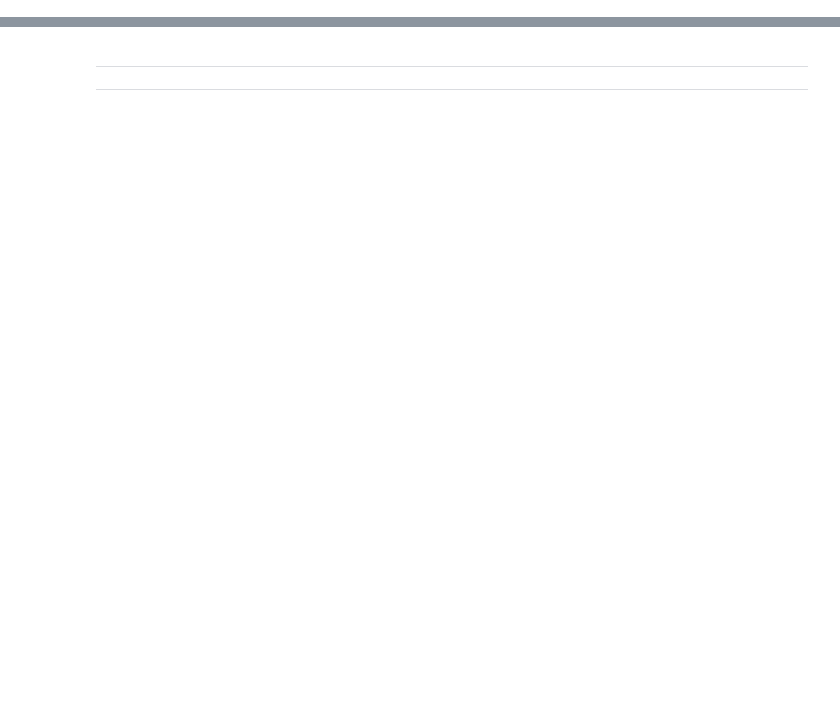
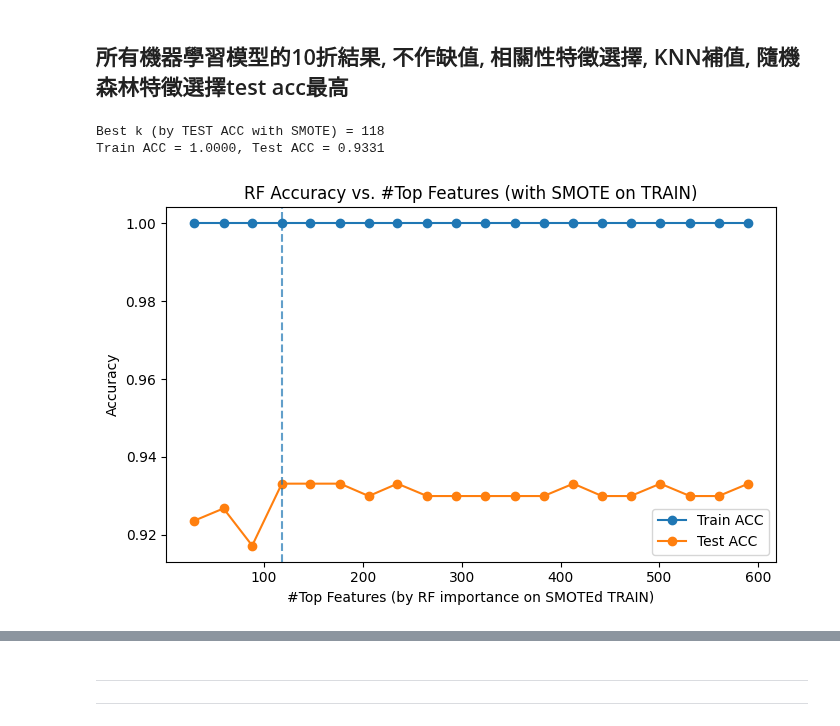
Before and after one commit to JackHuang0125/WHAT_I_DID, a Jupyter notebook: 0 Meeting/0_PAPER_0930.ipynb, the cells around one changed output, grey strips where cells are left out. Saved outputs shown, nothing was run; the diff lists cells and outputs as text; code cells hidden in the pictures; blank space fills up the shorter version.

```diff
--- a/0 Meeting/0_PAPER_0930.ipynb
+++ b/0 Meeting/0_PAPER_0930.ipynb
@@ -22,0 +851,80 @@ from imblearn.over_sampling import SMOTE
+# %% [markdown]
+## 所有機器學習模型的10折結果, 不作缺值, 相關性特徵選擇, KNN補值, 隨機森林特徵選擇test acc最高
+# %%
+secom = pd.read_csv(r'C:\Users\User\Documents\GitHub\psychic-spoon\DataSet\secom.csv', sep='\t')
+np.random.seed(42)
+X = secom.drop(columns=['Time', 'Pass/Fail'])
+y = secom['Pass/Fail'].replace({-1:0, 1:1}).astype(int)
+
+# ── 1) 8:2 切分（若你已經切好了，這段可略過） ──
+X_train, X_test, y_train, y_test = train_test_split(
+    X, y, test_size=0.2, stratify=y, random_state=42
+)
+
+# ── 2) KNN補值：只在訓練集 fit，避免洩漏 ──
+knn = KNNImputer(n_neighbors=10, weights='distance')
+X_train_imp = pd.DataFrame(knn.fit_transform(X_train), columns=X_train.columns, index=X_train.index)
+X_test_imp  = pd.DataFrame(knn.transform(X_test), columns=X_test.columns, index=X_test.index)
+
+# ── 先在「訓練集」做一次 SMOTE，用於計算特徵重要度的排序 ──
+minority_n = int((y_train == 1).sum())
+k_smote = max(1, min(5, minority_n - 1))  # 動態 k
+smote = SMOTE(sampling_strategy=1.0, k_neighbors=k_smote, random_state=42)
+Xb_imp, yb = smote.fit_resample(X_train_imp, y_train)
+
+# ── 3) 先用全特徵的 RF 在「訓練集」上估重要度並排序 ──
+rf_base = RandomForestClassifier(n_estimators=1000, min_samples_leaf=15, max_depth=6, min_samples_split=20, random_state=42, n_jobs=-1)
+rf_base.fit(Xb_imp, yb)
+importances = rf_base.feature_importances_
+feat_order = np.argsort(importances)[::-1]  # 重要度由大到小
+
+# 產生 k 值序列
+p = X_train_imp.shape[1]
+ks = sorted(set([max(5, int(p*ratio)) for ratio in np.linspace(0.05, 1.0, 20)]))
+ks = [k for k in ks if k <= p]
+
+train_accs, test_accs = [], []
+
+# ── 逐個 k：取前 k 特徵 → 在「訓練子集」再做一次 SMOTE → 訓練/評分 ──
+for k in ks:
+    cols_k = X_train_imp.columns[feat_order[:k]]
+    # 對當前特徵子集做 SMOTE（只用訓練集）
+    minority_n_k = int((y_train == 1).sum())
+    k_smote_k = max(1, min(5, minority_n_k - 1))
+    smote_k = SMOTE(sampling_strategy=1.0, k_neighbors=k_smote_k, random_state=42)
+    X_tr_k, y_tr_k = smote_k.fit_resample(X_train_imp[cols_k], y_train)
+
+    rf_k = RandomForestClassifier(
+        n_estimators=600, max_depth=None,
+        class_weight='balanced_subsample',
+        random_state=42, n_jobs=-1
+    )
+    rf_k.fit(X_tr_k, y_tr_k)
+
+    y_tr_hat = rf_k.predict(X_train_imp[cols_k])
+    y_te_hat = rf_k.predict(X_test_imp[cols_k])
+
+    train_accs.append(accuracy_score(y_train, y_tr_hat))
+    test_accs.append(accuracy_score(y_test, y_te_hat))
+
+# 找到 Test ACC 最佳的 k
+best_idx = int(np.argmax(test_accs))
+best_k = ks[best_idx]
+print(f"Best k (by TEST ACC with SMOTE) = {best_k}")
+print(f"Train ACC = {train_accs[best_idx]:.4f}, Test ACC = {test_accs[best_idx]:.4f}")
+
+# 繪圖
+plt.figure(figsize=(7,4.5))
+plt.plot(ks, train_accs, marker='o', label='Train ACC')
+plt.plot(ks, test_accs, marker='o', label='Test ACC')
+plt.axvline(best_k, linestyle='--', alpha=0.7)
+plt.title('RF Accuracy vs. #Top Features (with SMOTE on TRAIN)')
+plt.xlabel('#Top Features (by RF importance on SMOTEd TRAIN)')
+plt.ylabel('Accuracy')
+plt.legend()
+plt.tight_layout()
+plt.show()
+# %% [output]
+Best k (by TEST ACC with SMOTE) = 118
+Train ACC = 1.0000, Test ACC = 0.9331
+[figure, added]
```
Also changed, not shown: parts of 42 cells of this notebook.
